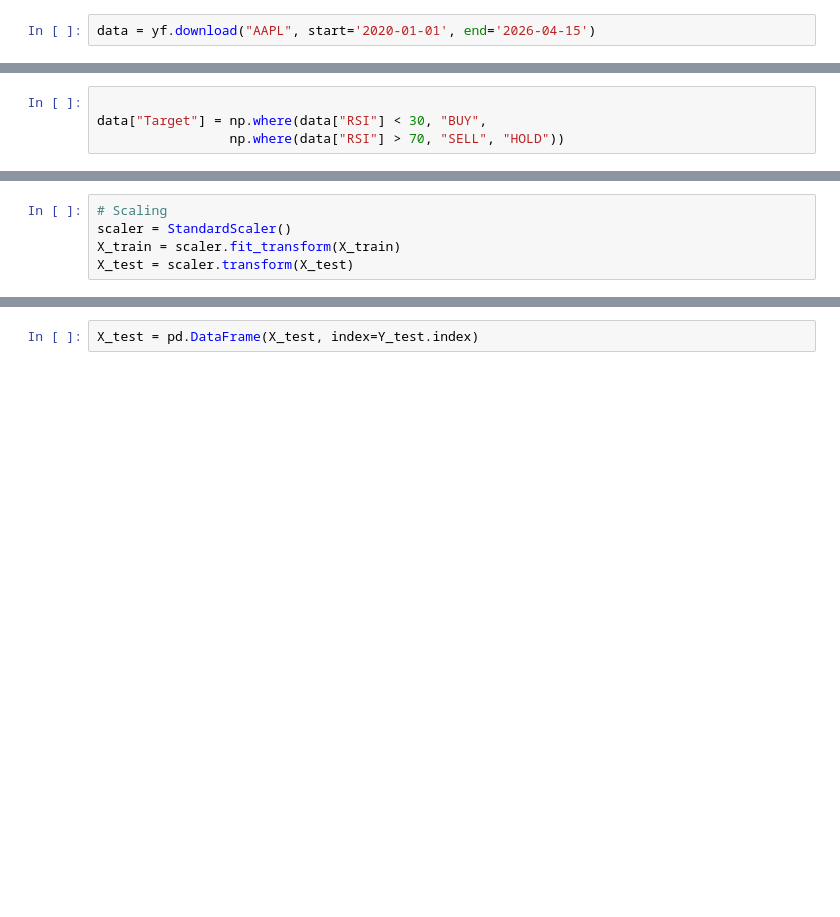
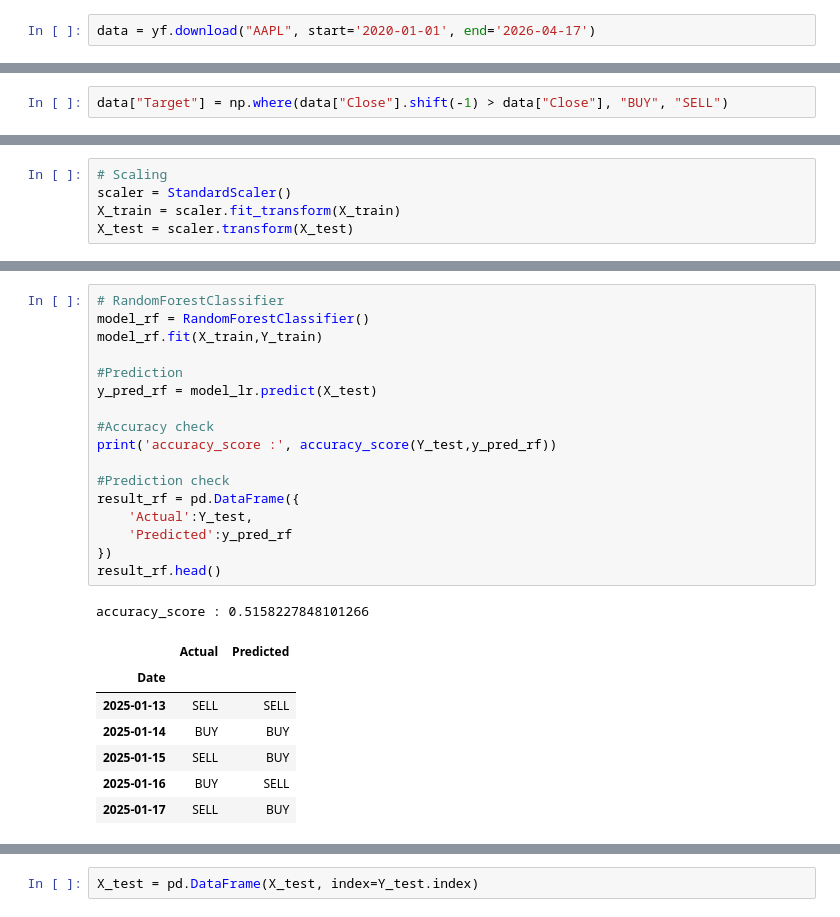
Before and after one commit to shubh229177/Stock-Trading-Signal-System, a Jupyter notebook: System.ipynb, the cells around one changed output, grey strips where cells are left out. Drawn from its saved outputs; the diff is of its cells as text; blank space fills up the shorter version.

Commit message:
Improved model

```diff
--- a/System.ipynb
+++ b/System.ipynb
@@ -10,7 +10,7 @@ from sklearn.linear_model import LogisticRegression
 from sklearn.preprocessing import StandardScaler
 from sklearn.metrics import accuracy_score
 # %%
-data = yf.download("AAPL", start='2020-01-01', end='2026-04-15')
+data = yf.download("AAPL", start='2020-01-01', end='2026-04-17')
 # %% [output]
 [*********************100%***********************]  1 of 1 completed
 # %%
@@ -104,4 +104,2 @@ data.head(21)
 # %%
-
-data["Target"] = np.where(data["RSI"] < 30, "BUY",
-                 np.where(data["RSI"] > 70, "SELL", "HOLD"))
+data["Target"] = np.where(data["Close"].shift(-1) > data["Close"], "BUY", "SELL")
@@ -139,3 +155,29 @@ Accutacy : 0.9904761904761905
+# %%
+# RandomForestClassifier
+model_rf = RandomForestClassifier()
+model_rf.fit(X_train,Y_train)
+
+#Prediction
+y_pred_rf = model_lr.predict(X_test)
+
+#Accuracy check
+print('accuracy_score :', accuracy_score(Y_test,y_pred_rf))
+
+#Prediction check
+result_rf = pd.DataFrame({
+    'Actual':Y_test,
+    'Predicted':y_pred_rf
+})
+result_rf.head()
+# %% [output]
+accuracy_score : 0.5158227848101266
+|  | Actual | Predicted |
+| Date |  |  |
+| 2025-01-13 | SELL | SELL |
+| 2025-01-14 | BUY | BUY |
+| 2025-01-15 | SELL | BUY |
+| 2025-01-16 | BUY | SELL |
+| 2025-01-17 | SELL | BUY |
 # %%
 data.head()
 # %% [output]
```
Also changed, not shown: parts of 10 cells of this notebook.
